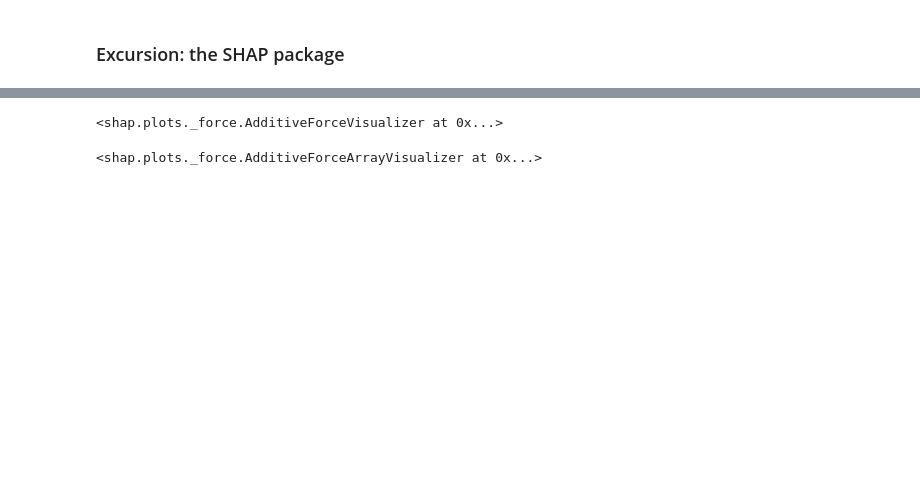
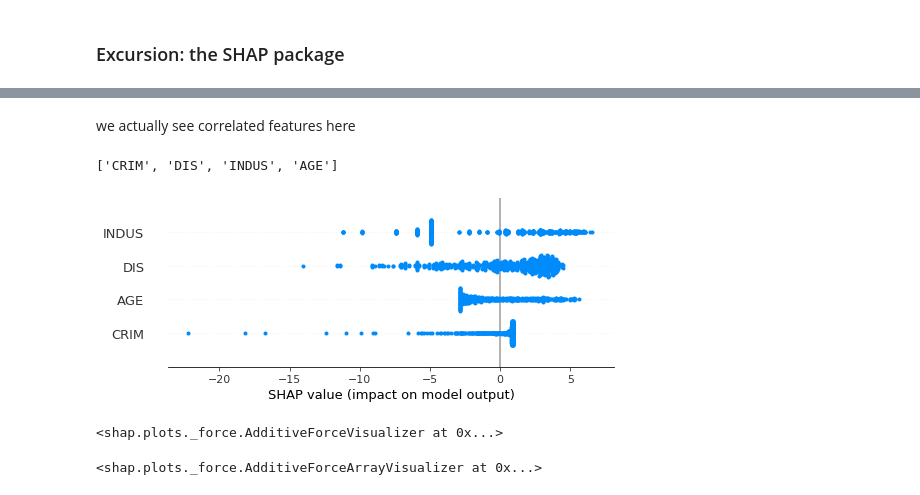
Before and after one commit to Jodahr/learning, a Jupyter notebook: xai/shap.ipynb, the cells around one changed output, grey strips where cells are left out. Drawn from its saved outputs; the diff is of its cells as text; code cells hidden in the pictures; blank space fills up the shorter version.

Commit message:
finalize shapley values

```diff
--- a/xai/shap.ipynb
+++ b/xai/shap.ipynb
@@ -635,5 +582,7 @@ explainer = shap.LinearExplainer(black_box_model, df_boston_reduced[three_featue
+# %%
+explainer = shap.LinearExplainer(model, df_boston_reduced[features], nsamples=100)
 # %%
-shap_values = explainer.shap_values(df_boston_reduced[three_featuers])
+shap_values = explainer.shap_values(df_boston_reduced[features])
 # %%
 shap_values
 # %% [output]
@@ -664,2 +612,13 @@ df_boston_reduced.head()
+# %% [markdown]
+we actually see correlated features here
+# %%
+features
+# %% [output]
+['CRIM', 'DIS', 'INDUS', 'AGE']
+# %%
+# all shapley values of the data set
+shap.summary_plot(shap_values, feature_names=features)
+# %% [output]
+[figure, added]
 # %%
  # visualize the first prediction's explanation (use matplotlib=True to avoid Javascript)
```
Also changed, not shown: parts of 28 cells of this notebook.
